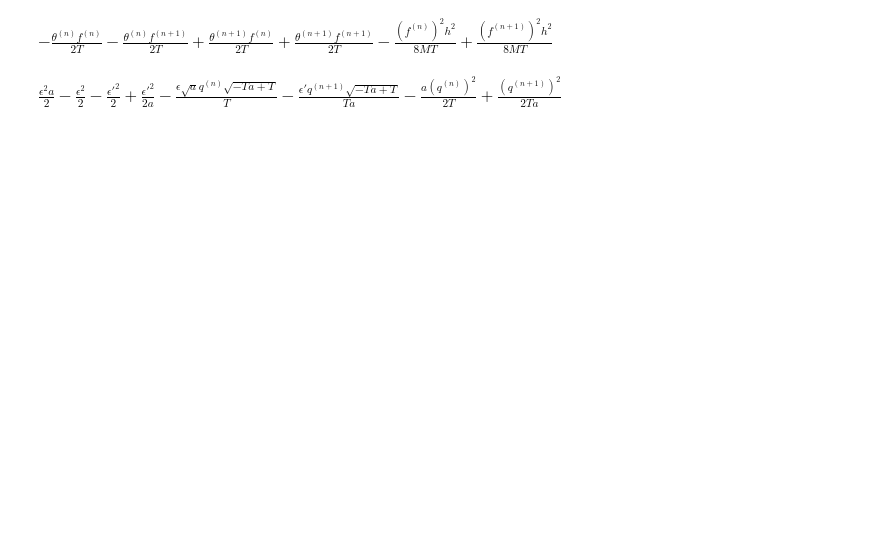
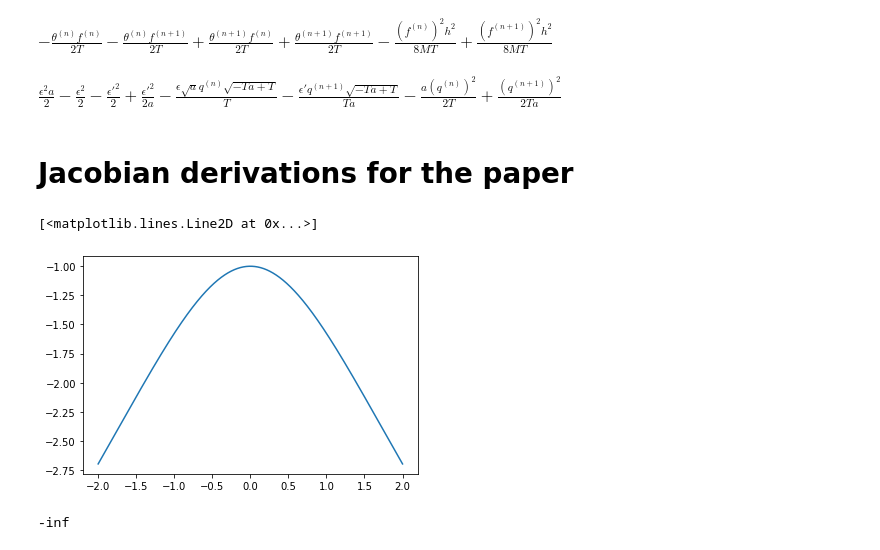
Before and after one commit to ratschlab/bnn_priors, a Jupyter notebook: docs/verlet/acceptance probability.ipynb, the cells around one changed output. Saved outputs shown, nothing was run; the diff lists cells and outputs as text; code cells hidden in the pictures; blank space fills up the shorter version.

```diff
--- a/docs/verlet/acceptance probability.ipynb
+++ b/docs/verlet/acceptance probability.ipynb
@@ -260,3 +256,5 @@ expand(simplify(((q_n34**2 - q_n14**2) / (2*T))\
 .subs(C, C_def)))
 # %% [output]
 $\displaystyle \frac{\epsilon^{2} a}{2} - \frac{\epsilon^{2}}{2} - \frac{\epsilon'^{2}}{2} + \frac{\epsilon'^{2}}{2 a} - \frac{\epsilon \sqrt{a} q^{(n)} \sqrt{- T a + T}}{T} - \frac{\epsilon' q^{(n+1)} \sqrt{- T a + T}}{T a} - \frac{a \left(q^{(n)}\right)^{2}}{2 T} + \frac{\left(q^{(n+1)}\right)^{2}}{2 T a}$
+# %% [markdown]
+# Jacobian derivations for the paper
@@ -262,0 +270,12 @@ $\displaystyle \frac{\epsilon^{2} a}{2} - \frac{\epsilon^{2}}{2} - \frac{\epsilo
+# %%
+xs = np.linspace(-2, 2, 1000000)
+ys = scipy.stats.t.logpdf(xs, 3.0)
+
+plt.plot(xs, ys)
+# %% [output]
+[<matplotlib.lines.Line2D at 0x...>]
+[figure, added]
+# %%
+scipy.stats.dgamma.logpdf(0., 1.2)
+# %% [output]
+-inf
```
Also changed, not shown: parts of 25 cells of this notebook, 4 other files.
